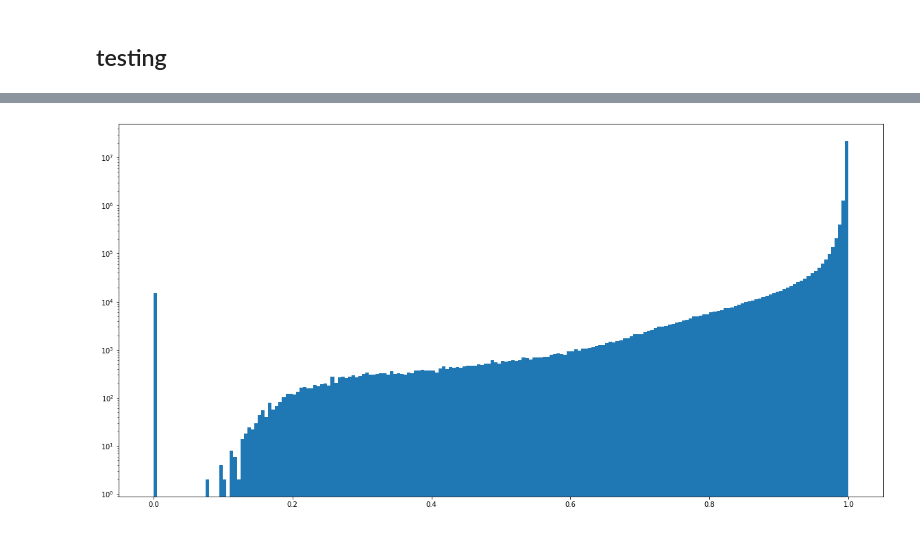
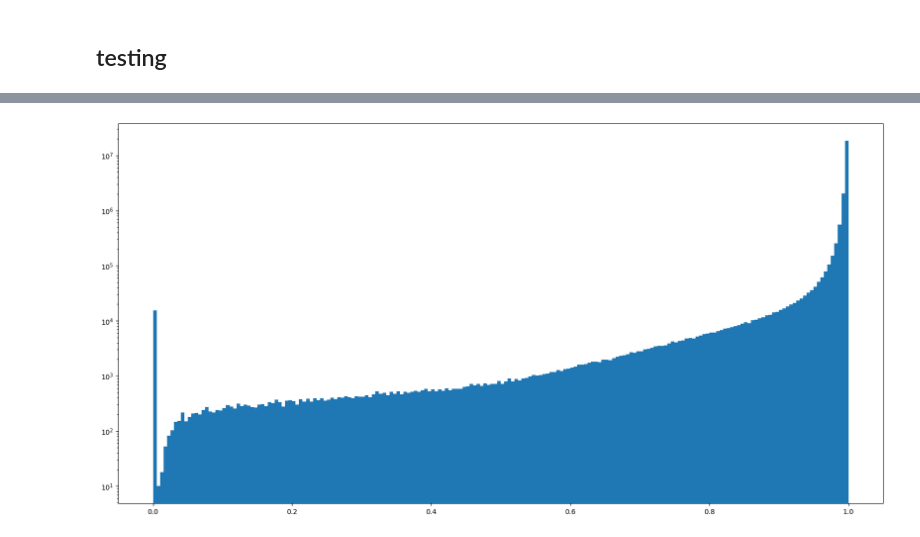
Before and after one commit to aleskunder/topology_loop_caller, a Jupyter notebook: example_notebooks/step_one_contacts_to_distances.ipynb, the cells around one changed output, grey strips where cells are left out. Saved outputs shown, nothing was run; the diff lists cells and outputs as text; code cells hidden in the pictures.

```diff
--- a/example_notebooks/step_one_contacts_to_distances.ipynb
+++ b/example_notebooks/step_one_contacts_to_distances.ipynb
@@ -25,0 +23,3 @@ bal = c.matrix(balance=True)[:, :]
+# %%
+nonbal = load_cooler("../data/data_new/8B_2000_down.cool", balance_matrix=False)
+bal = load_cooler("../data/data_new/8B_2000_down.cool", balance_matrix=True)
@@ -222,0 +165,3 @@ y = X[X < 1.0]
+# %%
+pearson_dist_matrix_flat = pearson_dist_matrix.flatten()
+log_dist_matrix_flat = log_dist_matrix.flatten()
@@ -223,8 +170,6 @@ y = X[X < 1.0]
 # %%
 plt.figure(figsize = (20, 10))
-plt.hist(y, bins = 200)
+plt.hist(pearson_dist_matrix_flat[pearson_dist_matrix_flat < 1.0], bins = 200)
 plt.yscale('log')
-#plt.title()
-#sns.kdeplot(y, alpha=.5).set(title="The observed distribution of distances != 1", xlabel='Distance', ylabel='Frequency')
 # %% [output]
-[figure, old version]
+[figure, new version]
```
Also changed, not shown: parts of 42 cells of this notebook, 1 other file.
